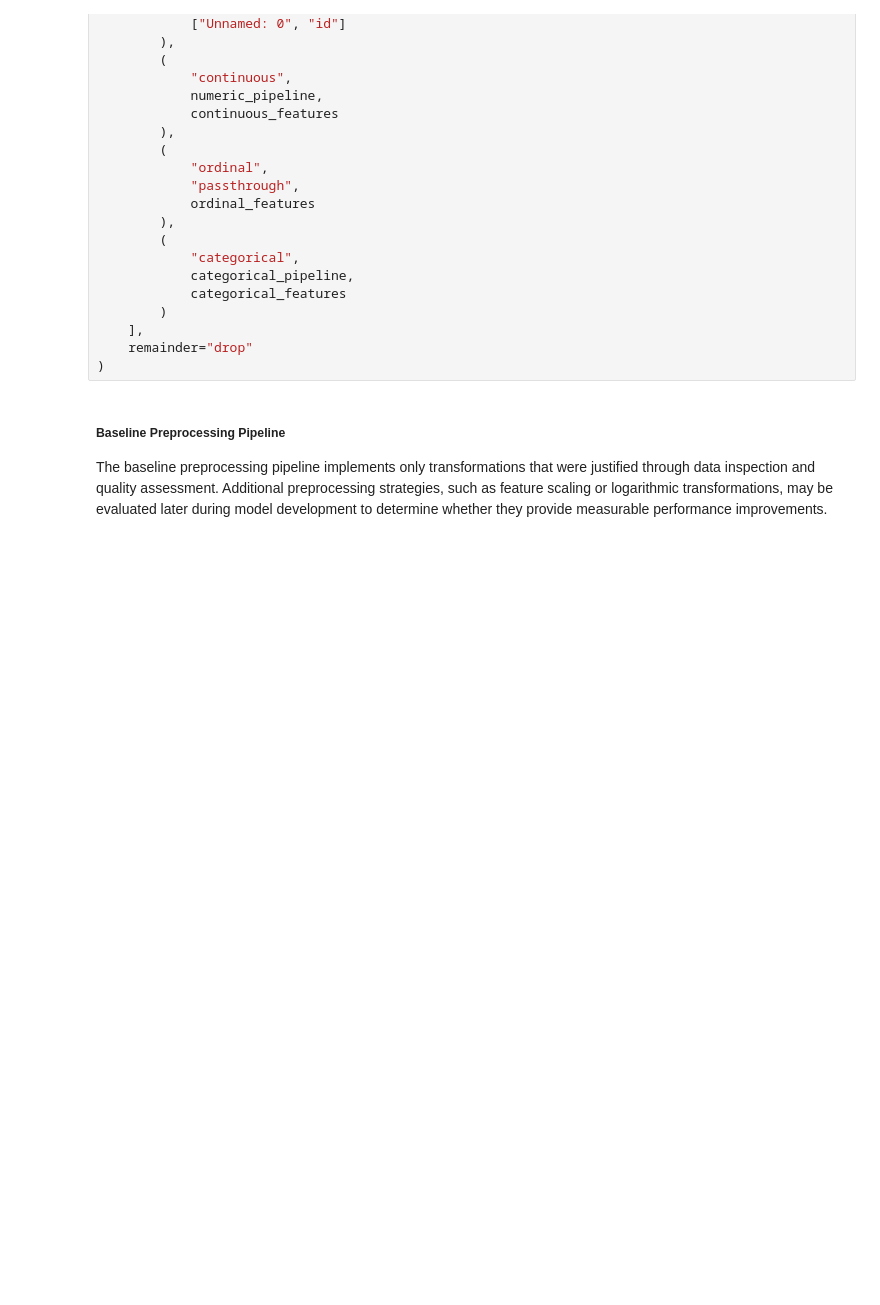
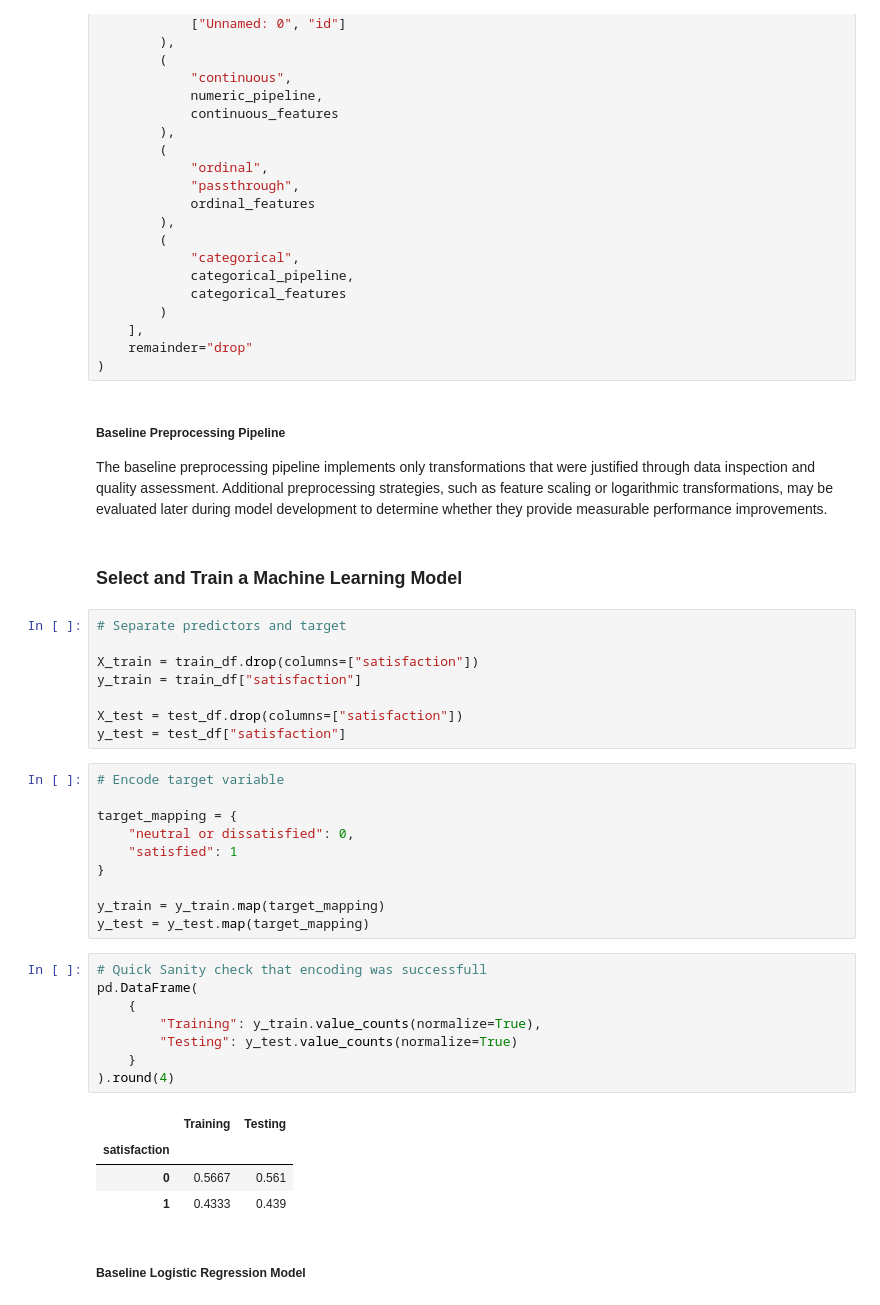
Before and after one commit to Shehzaad-S/udacity-applied-ml-project, a Jupyter notebook: modeling.ipynb, the cells around one changed output. Saved outputs shown, nothing was run; the diff lists cells and outputs as text; blank space fills up the shorter version.

```diff
--- a/modeling.ipynb
+++ b/modeling.ipynb
@@ -582,3 +582,38 @@ preprocessor = ColumnTransformer(
 ##### Baseline Preprocessing Pipeline
 
 The baseline preprocessing pipeline implements only transformations that were justified through data inspection and quality assessment. Additional preprocessing strategies, such as feature scaling or logarithmic transformations, may be evaluated later during model development to determine whether they provide measurable performance improvements.
+# %% [markdown]
+### Select and Train a Machine Learning Model
+# %%
+# Separate predictors and target
+
+X_train = train_df.drop(columns=["satisfaction"])
+y_train = train_df["satisfaction"]
+
+X_test = test_df.drop(columns=["satisfaction"])
+y_test = test_df["satisfaction"]
+# %%
+# Encode target variable
+
+target_mapping = {
+    "neutral or dissatisfied": 0,
+    "satisfied": 1
+}
+
+y_train = y_train.map(target_mapping)
+y_test = y_test.map(target_mapping)
+# %%
+# Quick Sanity check that encoding was successfull
+pd.DataFrame(
+    {
+        "Training": y_train.value_counts(normalize=True),
+        "Testing": y_test.value_counts(normalize=True)
+    }
+).round(4)
+# %% [output]
+|  | Training | Testing |
+| satisfaction |  |  |
+| 0 | 0.5667 | 0.561 |
+| 1 | 0.4333 | 0.439 |
+# %% [markdown]
+##### Baseline Logistic Regression Model
```
Also changed, not shown: parts of 12 cells of this notebook.
